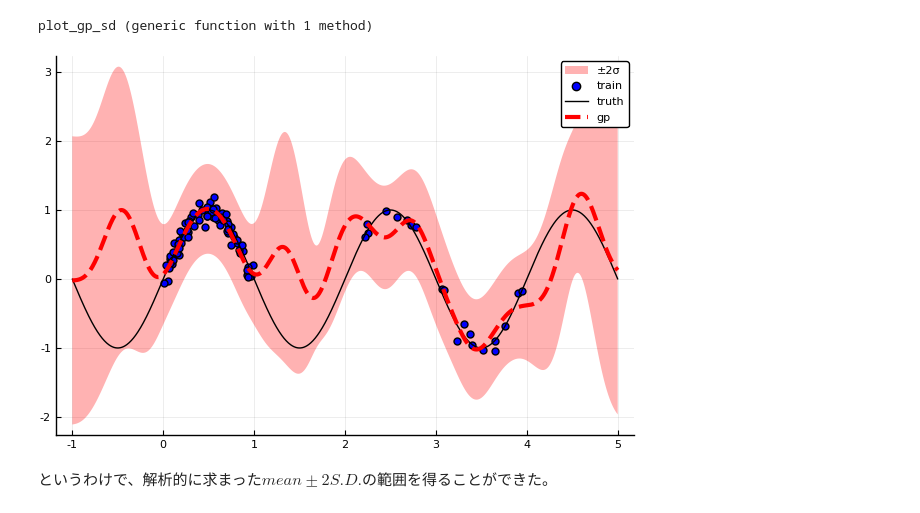
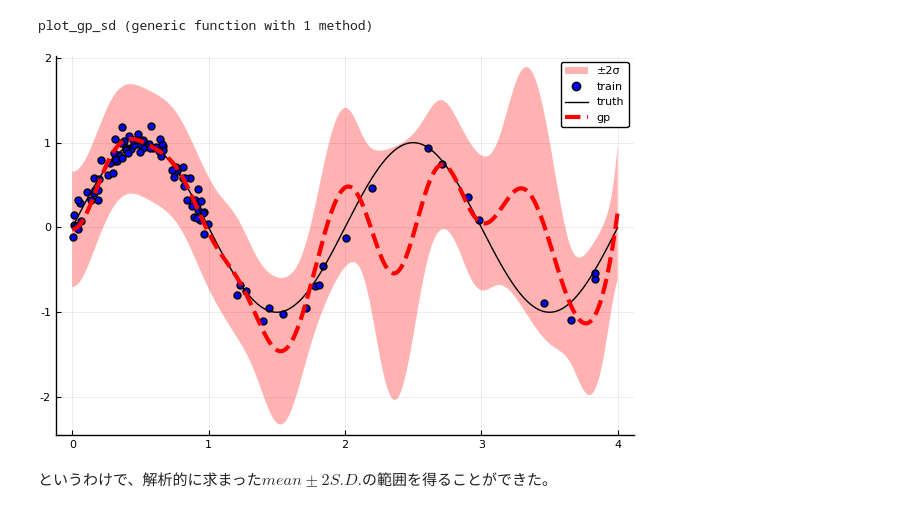
Before and after one commit to sunbluesome/sunbluesome.github.io, a Jupyter notebook: GaussianProcess/chap3.ipynb, the cells around one changed output. Drawn from its saved outputs; the diff is of its cells as text; code cells hidden in the pictures.

```diff
--- a/GaussianProcess/chap3.ipynb
+++ b/GaussianProcess/chap3.ipynb
@@ -532,12 +534,14 @@ function gp(xtest::Vector{T}, xtrain::Vector{T}, ytrain::Vector{T},
     return μ,σ²
 end
 
-function kernel_rbf_lidge(x1, x2, params)
+function kernel_rbf_noise(x1, x2, η)
+    δ = x1==x2 ? 1.0 : 0.0
+    η*δ
+end
+
+function kernel_rbf_withnoise(x1, x2, params)
     θ1, θ2, θ3= params
-    v = x1-x2
-    dist = dot(v,v)
-    δ = x1==x2 ? 1. : 0.
-    θ1 * exp(-abs(dist)^2 / θ2) + θ3*δ
+    kernel_rbf(x1, x2, [θ1, θ2]) + kernel_rbf_noise(x1, x2, θ3)
 end
 
 function kgauss(X,σ,τ,η)
@@ -567,15 +571,15 @@ end
 # %% [output]
 plot_gp_sd (generic function with 1 method)
 # %%
-xtrain = vcat(rand(80),rand(20) * 2 .+ 2.0)
-xtest = collect(range(-1,stop=5,length=1000))
+xtrain = vcat(rand(80),rand(20) * 3 .+ 1.0)
+xtest = collect(range(0,stop=4,length=1000))
 ytrain = sin.(π.*xtrain) + randn(length(xtrain)).*0.1
 ytest = sin.(π.*xtest)
-kernel(x₁, x₂) = kernel_rbf_lidge(x₁, x₂, [1.0, 0.4, 0.1])
-μ, σ, p = plot_gp_sd(xtrain, xtest, ytrain, ytest, kernel, eta=0.02)
+kernel(x₁, x₂) = kernel_rbf_withnoise(x₁, x₂, [1.0, 0.4, 0.1])
+μ, σ, p = plot_gp_sd(xtrain, xtest, ytrain, ytest, kernel, eta=1e-3)
 plot(p)
 # %% [output]
-[figure, old version]
+[figure, new version]
 # %% [markdown]
 というわけで、解析的に求まった$mean\pm 2S.D.$の範囲を得ることができた。
 # %% [markdown]
```
Also changed, not shown: parts of 10 cells of this notebook, 5 other files.
